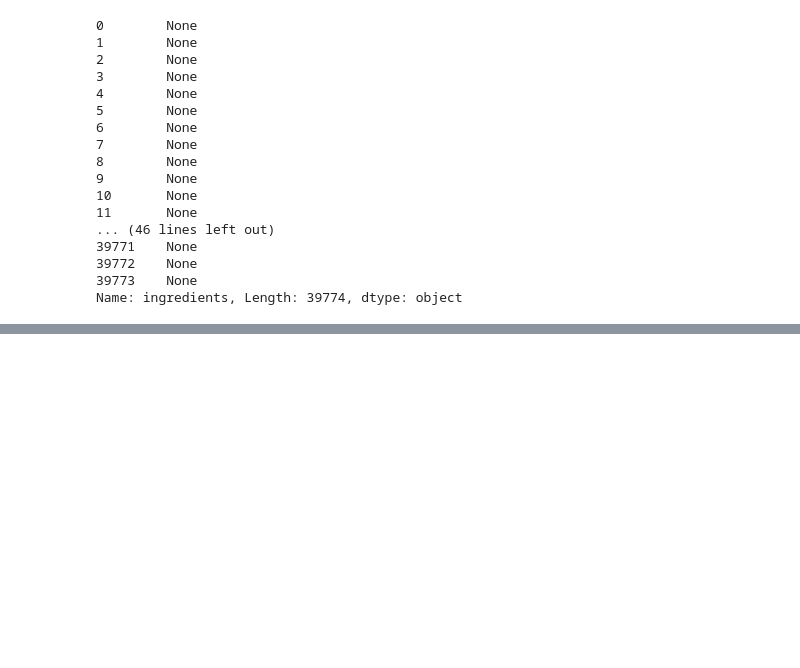
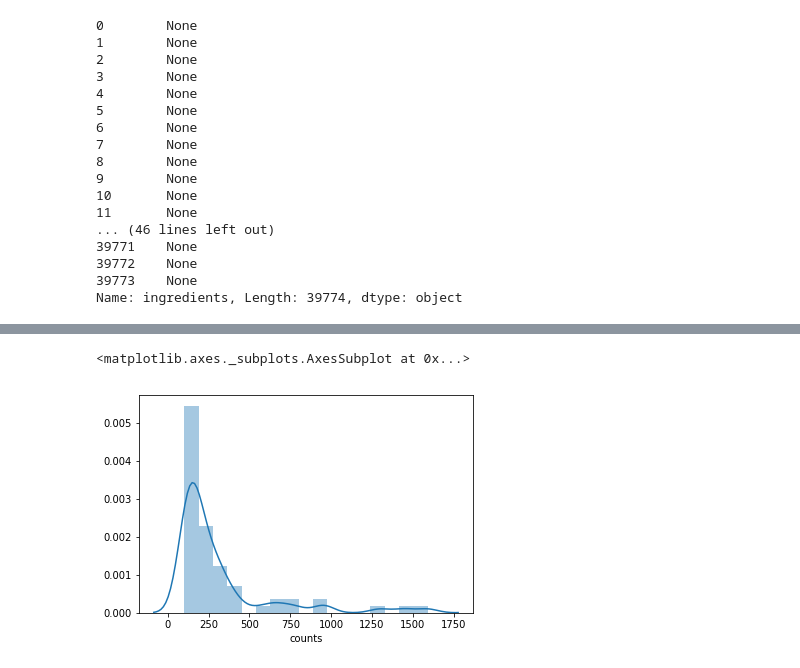
Before and after one commit to shabbir12hasan/MachineLearningCodeBackup, a Jupyter notebook: Kaggle/WhatsCooking/Data_cleaning/whatsCooking_v1.ipynb, the cells around one changed output, grey strips where cells are left out. Cells and saved outputs as stored; diff of their text form; code cells hidden in the pictures; blank space fills up the shorter version.

```diff
--- a/Kaggle/WhatsCooking/Data_cleaning/whatsCooking_v1.ipynb
+++ b/Kaggle/WhatsCooking/Data_cleaning/whatsCooking_v1.ipynb
@@ -176,3 +258,8 @@ df.sort_values('counts', ascending=False)
 # %%
 import seaborn as sn
+# %%
+sn.distplot(df_ingr.counts[(df_ingr.counts>100)])
+# %% [output]
+<matplotlib.axes._subplots.AxesSubplot at 0x...>
+[figure, added]
 # %%
```
Also changed, not shown: parts of 18 cells of this notebook.
